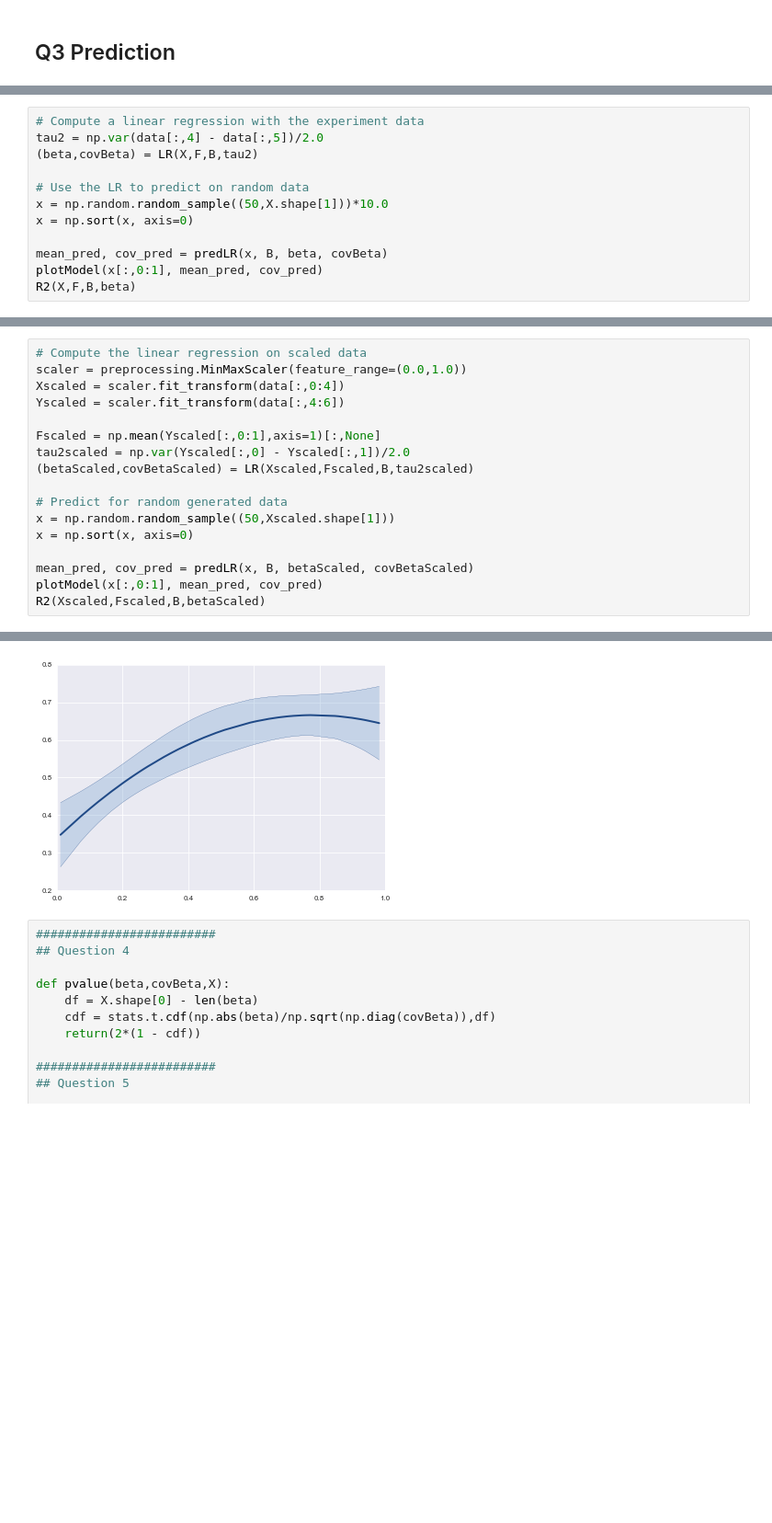
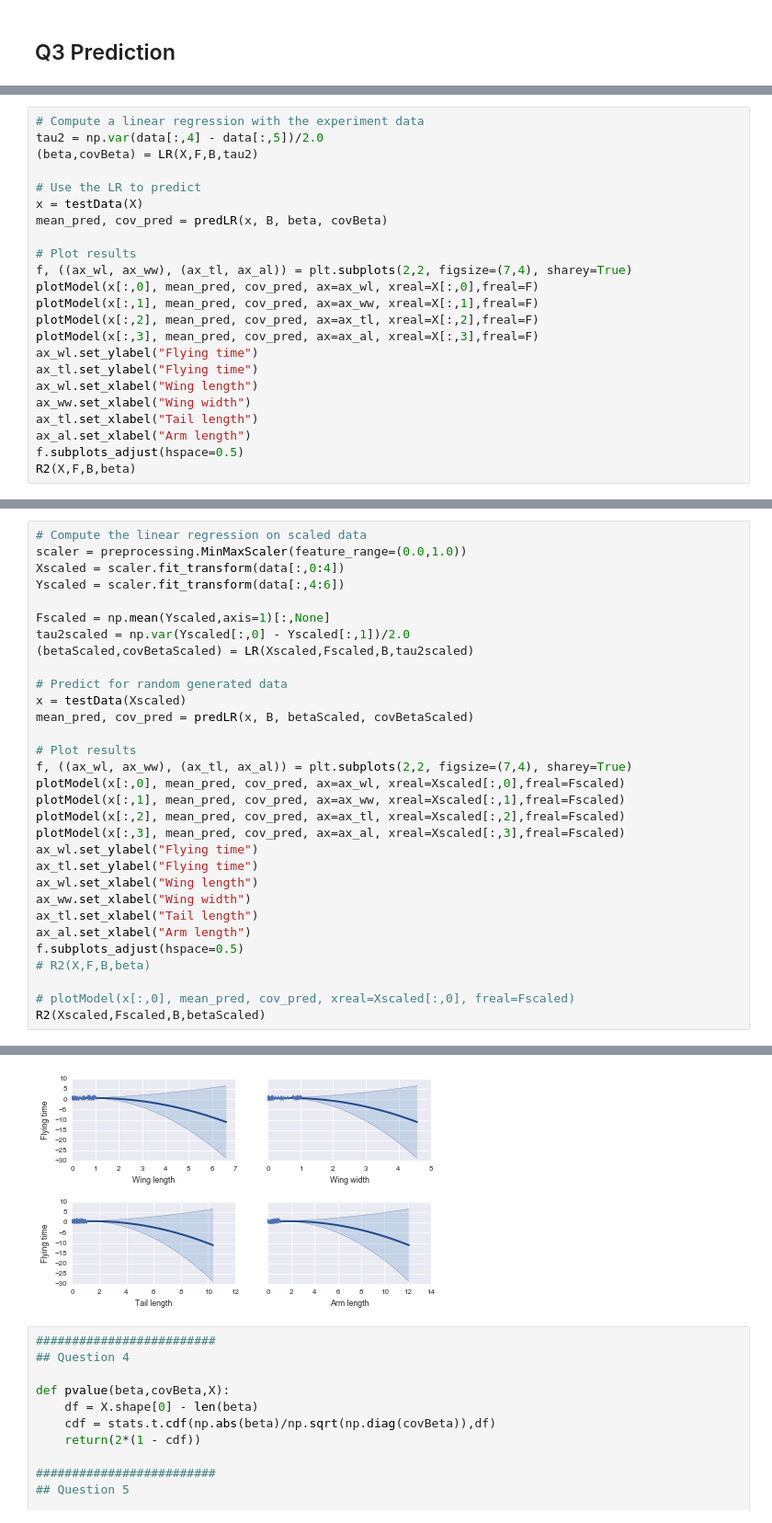
Before and after one commit to ggutierrez/SMFO, a Jupyter notebook: lab1/Lab1LinearRegression.ipynb, the cells around one changed output, grey strips where cells are left out. Shown at 92% size. Saved outputs shown, nothing was run; the diff lists cells and outputs as text; blank space fills up the shorter version.

```diff
--- a/lab1/Lab1LinearRegression.ipynb
+++ b/lab1/Lab1LinearRegression.ipynb
@@ -214,12 +218,23 @@ def R2(X,F,B,beta):
 tau2 = np.var(data[:,4] - data[:,5])/2.0
 (beta,covBeta) = LR(X,F,B,tau2)
 
-# Use the LR to predict on random data
-x = np.random.random_sample((50,X.shape[1]))*10.0
-x = np.sort(x, axis=0)
+# Use the LR to predict
+x = testData(X)
+mean_pred, cov_pred = predLR(x, B, beta, covBeta)
 
-mean_pred, cov_pred = predLR(x, B, beta, covBeta)
-plotModel(x[:,0:1], mean_pred, cov_pred)
+# Plot results
+f, ((ax_wl, ax_ww), (ax_tl, ax_al)) = plt.subplots(2,2, figsize=(7,4), sharey=True)
+plotModel(x[:,0], mean_pred, cov_pred, ax=ax_wl, xreal=X[:,0],freal=F)
+plotModel(x[:,1], mean_pred, cov_pred, ax=ax_ww, xreal=X[:,1],freal=F)
+plotModel(x[:,2], mean_pred, cov_pred, ax=ax_tl, xreal=X[:,2],freal=F)
+plotModel(x[:,3], mean_pred, cov_pred, ax=ax_al, xreal=X[:,3],freal=F)
+ax_wl.set_ylabel("Flying time")
+ax_tl.set_ylabel("Flying time")
+ax_wl.set_xlabel("Wing length")
+ax_ww.set_xlabel("Wing width")
+ax_tl.set_xlabel("Tail length")
+ax_al.set_xlabel("Arm length")
+f.subplots_adjust(hspace=0.5)
 R2(X,F,B,beta)
 # %% [output]
 0.23759945275593375
@@ -230,15 +245,29 @@ scaler = preprocessing.MinMaxScaler(feature_range=(0.0,1.0))
 Xscaled = scaler.fit_transform(data[:,0:4])
 Yscaled = scaler.fit_transform(data[:,4:6])
 
-Fscaled = np.mean(Yscaled[:,0:1],axis=1)[:,None]
+Fscaled = np.mean(Yscaled,axis=1)[:,None]
 tau2scaled = np.var(Yscaled[:,0] - Yscaled[:,1])/2.0
 (betaScaled,covBetaScaled) = LR(Xscaled,Fscaled,B,tau2scaled)
 
 # Predict for random generated data
-x = np.random.random_sample((50,Xscaled.shape[1]))
-x = np.sort(x, axis=0)
+x = testData(Xscaled)
+mean_pred, cov_pred = predLR(x, B, betaScaled, covBetaScaled)
 
-mean_pred, cov_pred = predLR(x, B, betaScaled, covBetaScaled)
-plotModel(x[:,0:1], mean_pred, cov_pred)
+# Plot results
+f, ((ax_wl, ax_ww), (ax_tl, ax_al)) = plt.subplots(2,2, figsize=(7,4), sharey=True)
+plotModel(x[:,0], mean_pred, cov_pred, ax=ax_wl, xreal=Xscaled[:,0],freal=Fscaled)
+plotModel(x[:,1], mean_pred, cov_pred, ax=ax_ww, xreal=Xscaled[:,1],freal=Fscaled)
+plotModel(x[:,2], mean_pred, cov_pred, ax=ax_tl, xreal=Xscaled[:,2],freal=Fscaled)
+plotModel(x[:,3], mean_pred, cov_pred, ax=ax_al, xreal=Xscaled[:,3],freal=Fscaled)
+ax_wl.set_ylabel("Flying time")
+ax_tl.set_ylabel("Flying time")
+ax_wl.set_xlabel("Wing length")
+ax_ww.set_xlabel("Wing width")
+ax_tl.set_xlabel("Tail length")
+ax_al.set_xlabel("Arm length")
+f.subplots_adjust(hspace=0.5)
+# R2(X,F,B,beta)
+
+# plotModel(x[:,0], mean_pred, cov_pred, xreal=Xscaled[:,0], freal=Fscaled)
 R2(Xscaled,Fscaled,B,betaScaled)
 # %% [output]
@@ -246,4 +275,4 @@ R2(Xscaled,Fscaled,B,betaScaled)
-[figure, old version]
+[figure, new version]
 # %%
 #########################
 ## Question 4
```
Also changed, not shown: parts of 5 cells of this notebook.
